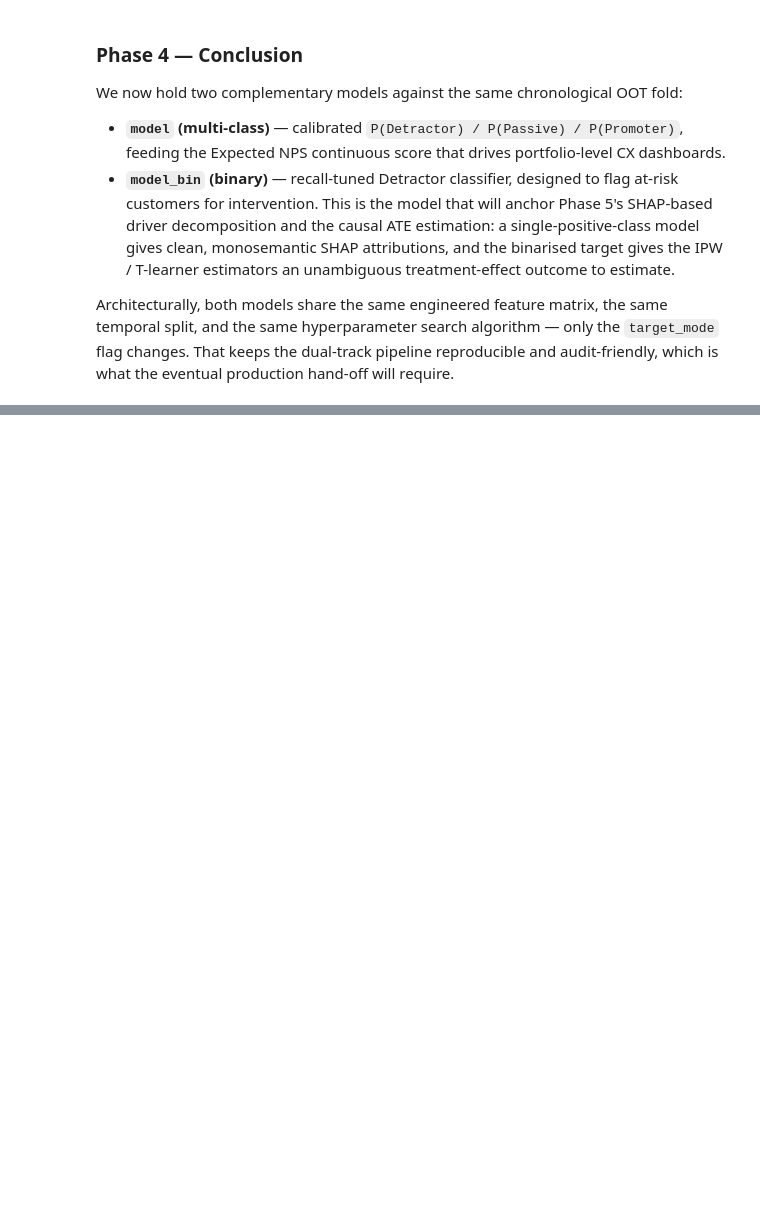
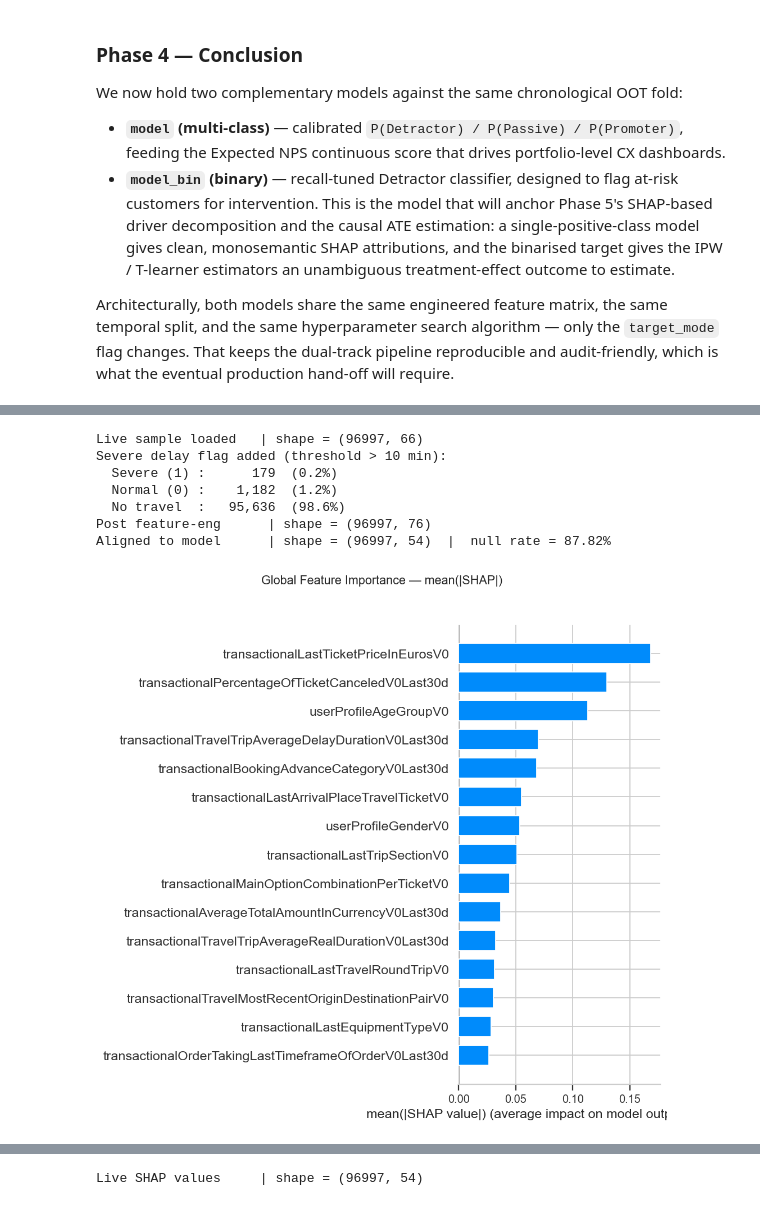
Before and after one commit to med-khalil-jabri/nps-drivers-analytics, a Jupyter notebook: notebooks/01_nps_hybrid_analysis.ipynb, the cells around one changed output, grey strips where cells are left out. Drawn from its saved outputs; the diff is of its cells as text; code cells hidden in the pictures; blank space fills up the shorter version.

```diff
--- a/notebooks/01_nps_hybrid_analysis.ipynb
+++ b/notebooks/01_nps_hybrid_analysis.ipynb
@@ -1503,0 +1589,49 @@ Architecturally, both models share the same engineered feature matrix, the same
+# %%
+from src.features import add_severe_delay_flag
+
+LIVE_SAMPLE_ROWS = 100_000
+
+wide_live_sample = load_and_pivot_data(
+    LIVE_PATH,
+    definitions_map,
+    is_lazy=False,
+    n_rows=LIVE_SAMPLE_ROWS,
+)
+print(f"Live sample loaded   | shape = {wide_live_sample.shape}")
+
+# Reuse the SAME encoder fitted on Train (Phase 2.1) — never refit on Live,
+# otherwise the vocabulary drifts and the indicator columns stop meaning
+# the same thing as in the training matrix.
+wide_live_sample = encoder.transform(wide_live_sample)
+wide_live_sample = add_severe_delay_flag(wide_live_sample, threshold=10.0)
+print(f"Post feature-eng      | shape = {wide_live_sample.shape}")
+
+X_live_sample, _ = get_feature_matrix(wide_live_sample, is_inference=True)
+
+# Align the live feature matrix to the trained model's schema:
+#   - drop any column the model never saw (e.g. Phase-2 redundancies),
+#   - add NaN-filled columns for anything the model expects but Live lacks,
+#   - and reconcile category dtypes so that LightGBM/SHAP read the same
+#     code-space as during training.
+X_live_sample = X_live_sample.reindex(columns=X_train_bin.columns)
+for col in X_train_bin.columns:
+    train_dtype = X_train_bin[col].dtype
+    if isinstance(train_dtype, pd.CategoricalDtype):
+        X_live_sample[col] = pd.Categorical(
+            X_live_sample[col],
+            categories=train_dtype.categories,
+            ordered=train_dtype.ordered,
+        )
+print(f"Aligned to model      | shape = {X_live_sample.shape}  |  null rate = {X_live_sample.isna().to_numpy().mean():.2%}")
+
+shap_values_live = plot_global_shap(explainer_bin, X_live_sample, max_display=15)
+print(f"Live SHAP values     | shape = {shap_values_live.values.shape}")
+# %% [output]
+Live sample loaded   | shape = (96997, 66)
+Severe delay flag added (threshold > 10 min):
+  Severe (1) :      179  (0.2%)
+  Normal (0) :    1,182  (1.2%)
+  No travel  :   95,636  (98.6%)
+Post feature-eng      | shape = (96997, 76)
+Aligned to model      | shape = (96997, 54)  |  null rate = 87.82%
+[figure, added]
@@ -1503,0 +1639 @@ Architecturally, both models share the same engineered feature matrix, the same
+Live SHAP values     | shape = (96997, 54)
```
Also changed, not shown: parts of 12 cells of this notebook, 2 other files.
